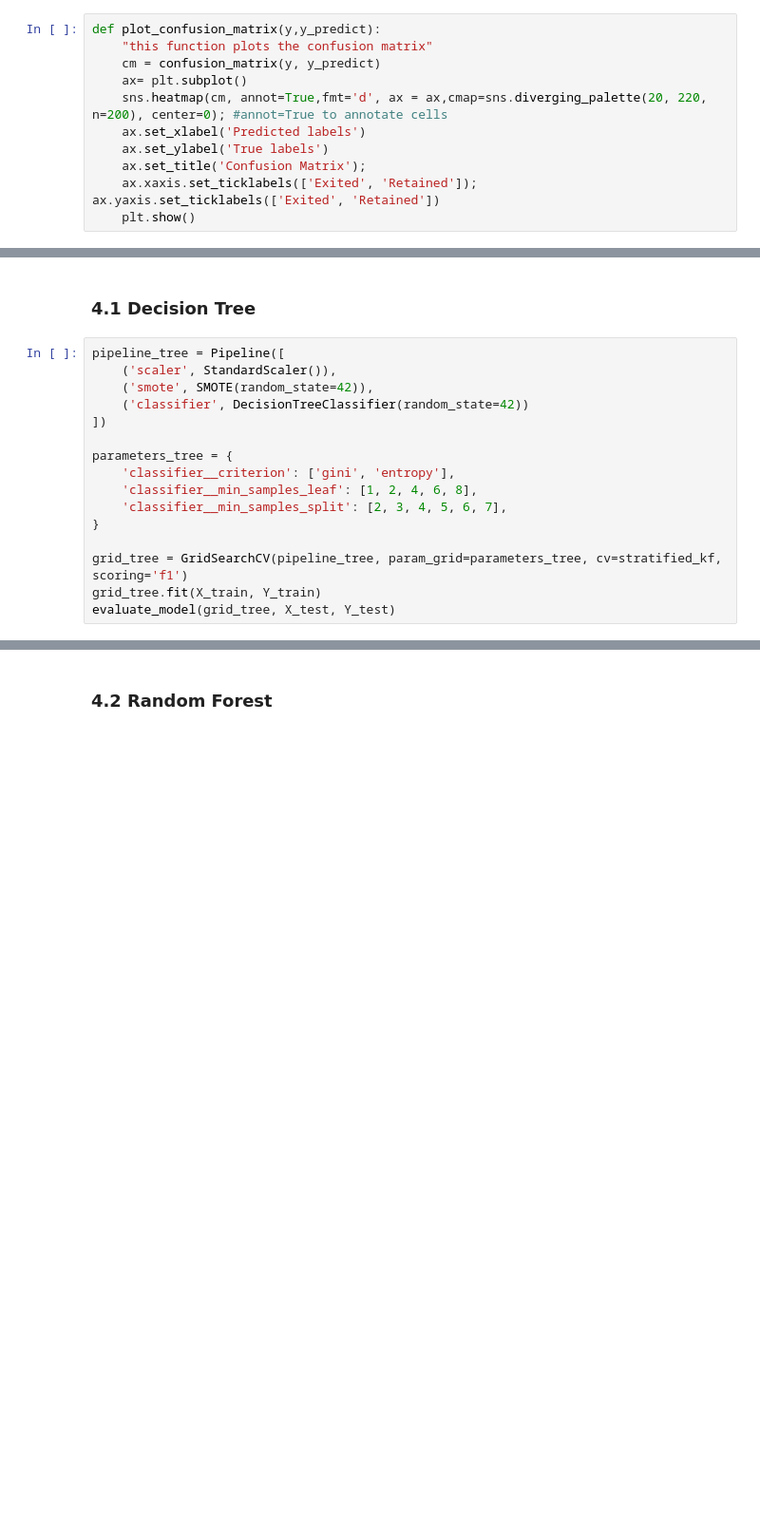
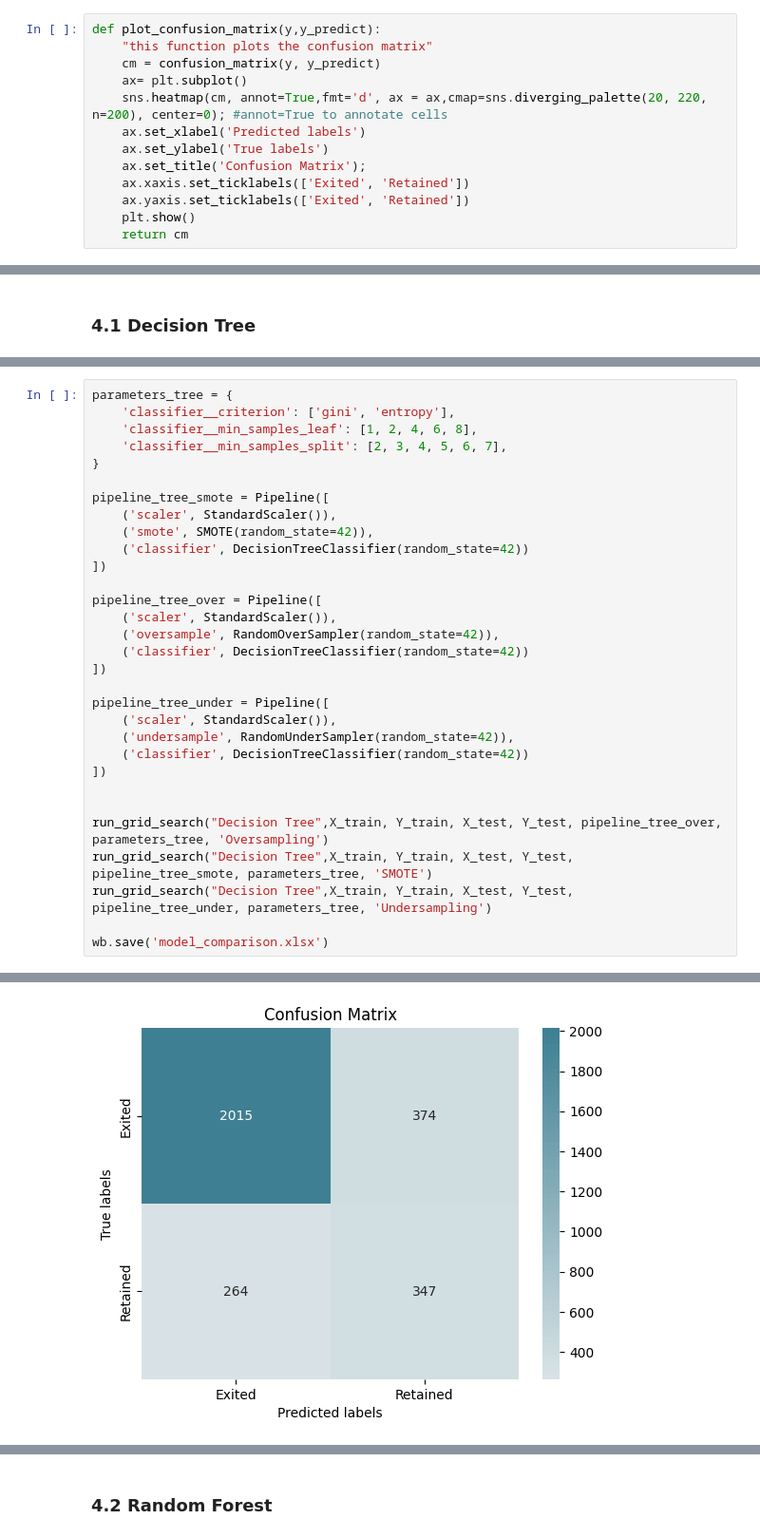
Before and after one commit to Abderrahmane-Chafi/BankCustomerChurnAnalysis, a Jupyter notebook: notebook794dc85e40.ipynb, the cells around one changed output, grey strips where cells are left out. Shown at 95% size. Saved outputs shown, nothing was run; the diff lists cells and outputs as text; blank space fills up the shorter version.

Commit message:
Applying multiple Data-level methods to models

```diff
--- a/notebook794dc85e40.ipynb
+++ b/notebook794dc85e40.ipynb
@@ -303,8 +324,10 @@ def plot_confusion_matrix(y,y_predict):
     ax.set_xlabel('Predicted labels')
     ax.set_ylabel('True labels')
     ax.set_title('Confusion Matrix');
-    ax.xaxis.set_ticklabels(['Exited', 'Retained']); ax.yaxis.set_ticklabels(['Exited', 'Retained'])
+    ax.xaxis.set_ticklabels(['Exited', 'Retained'])
+    ax.yaxis.set_ticklabels(['Exited', 'Retained'])
     plt.show()
+    return cm
 # %%
 def evaluate_model(model, X_test, Y_test):
     Y_pred = model.predict(X_test)
@@ -329,18 +373,2 @@ stratified_kf = StratifiedKFold(n_splits=5, shuffle=True, random_state=42)
 # %% [markdown]
 ### 4.1 Decision Tree <a class="anchor" id="m1"></a>
-# %%
-pipeline_tree = Pipeline([
-    ('scaler', StandardScaler()),
-    ('smote', SMOTE(random_state=42)),
-    ('classifier', DecisionTreeClassifier(random_state=42))
-])
-
-parameters_tree = {
-    'classifier__criterion': ['gini', 'entropy'],
-    'classifier__min_samples_leaf': [1, 2, 4, 6, 8],
-    'classifier__min_samples_split': [2, 3, 4, 5, 6, 7],
-}
-
-grid_tree = GridSearchCV(pipeline_tree, param_grid=parameters_tree, cv=stratified_kf, scoring='f1')
-grid_tree.fit(X_train, Y_train)
-evaluate_model(grid_tree, X_test, Y_test)
@@ -351,0 +375,32 @@ evaluate_model(grid_tree, X_test, Y_test)
+# %%
+parameters_tree = {
+    'classifier__criterion': ['gini', 'entropy'],
+    'classifier__min_samples_leaf': [1, 2, 4, 6, 8],
+    'classifier__min_samples_split': [2, 3, 4, 5, 6, 7],
+}
+
+pipeline_tree_smote = Pipeline([
+    ('scaler', StandardScaler()),
+    ('smote', SMOTE(random_state=42)),
+    ('classifier', DecisionTreeClassifier(random_state=42))
+])
+
+pipeline_tree_over = Pipeline([
+    ('scaler', StandardScaler()),
+    ('oversample', RandomOverSampler(random_state=42)),
+    ('classifier', DecisionTreeClassifier(random_state=42))
+])
+
+pipeline_tree_under = Pipeline([
+    ('scaler', StandardScaler()),
+    ('undersample', RandomUnderSampler(random_state=42)),
+    ('classifier', DecisionTreeClassifier(random_state=42))
+])
+
+
+run_grid_search("Decision Tree",X_train, Y_train, X_test, Y_test, pipeline_tree_over, parameters_tree, 'Oversampling')
+run_grid_search("Decision Tree",X_train, Y_train, X_test, Y_test, pipeline_tree_smote, parameters_tree, 'SMOTE')
+run_grid_search("Decision Tree",X_train, Y_train, X_test, Y_test, pipeline_tree_under, parameters_tree, 'Undersampling')
+
+wb.save('model_comparison.xlsx')
+# %% [output]
@@ -351,0 +419 @@ evaluate_model(grid_tree, X_test, Y_test)
+[figure, added]
```
Also changed, not shown: parts of 19 cells of this notebook.
